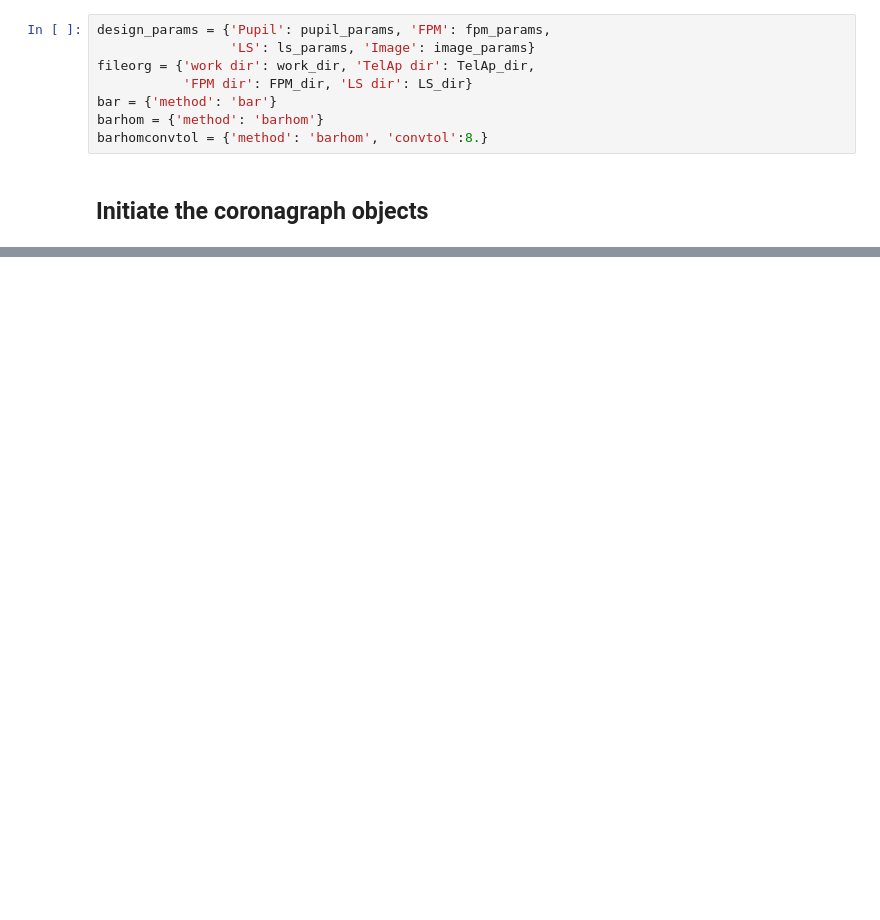
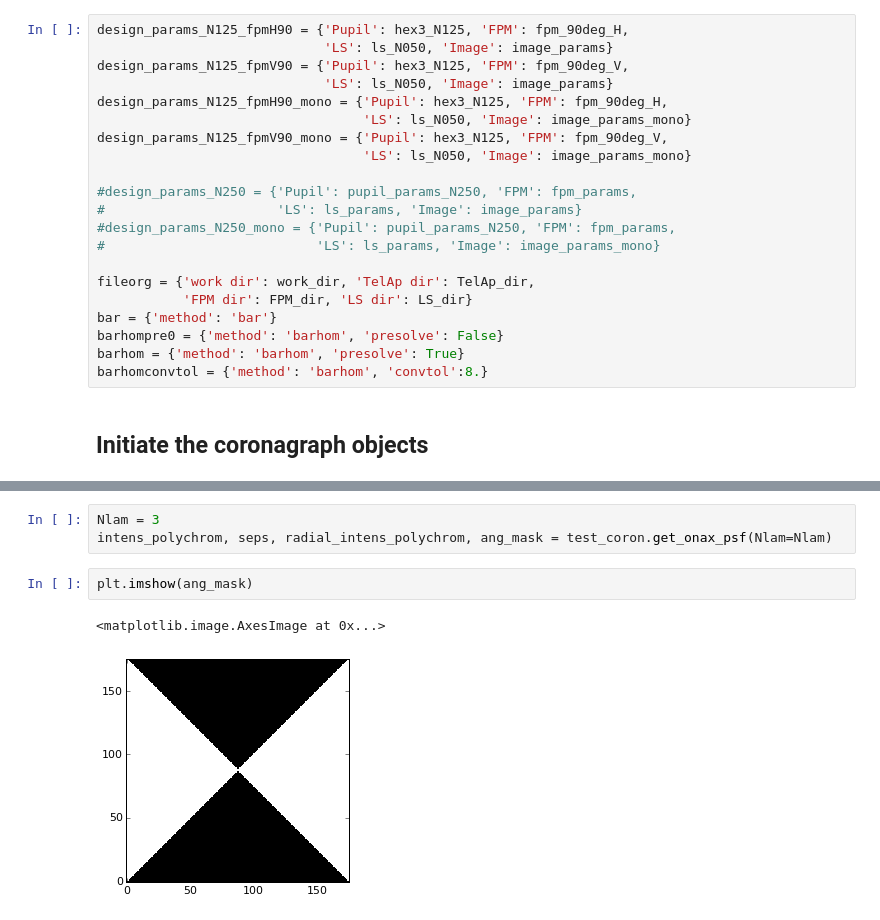
Before and after one commit to neilzim/SCDA, a Jupyter notebook: qpsplc_tests.ipynb, the cells around one changed output, grey strips where cells are left out. Saved outputs shown, nothing was run; the diff lists cells and outputs as text; blank space fills up the shorter version.

Commit message:
misc revisions; monochromatic radial PSF profile still wrong

```diff
--- a/qpsplc_tests.ipynb
+++ b/qpsplc_tests.ipynb
@@ -43,12 +47,25 @@ TelAp_dir = os.path.join(input_dir, "TelAp")
 FPM_dir = os.path.join(input_dir, "FPM")
 LS_dir = os.path.join(input_dir, "LS")
 # %%
-design_params = {'Pupil': pupil_params, 'FPM': fpm_params,
-                 'LS': ls_params, 'Image': image_params}
+design_params_N125_fpmH90 = {'Pupil': hex3_N125, 'FPM': fpm_90deg_H,
+                             'LS': ls_N050, 'Image': image_params}
+design_params_N125_fpmV90 = {'Pupil': hex3_N125, 'FPM': fpm_90deg_V,
+                             'LS': ls_N050, 'Image': image_params}
+design_params_N125_fpmH90_mono = {'Pupil': hex3_N125, 'FPM': fpm_90deg_H,
+                                  'LS': ls_N050, 'Image': image_params_mono}
+design_params_N125_fpmV90_mono = {'Pupil': hex3_N125, 'FPM': fpm_90deg_V,
+                                  'LS': ls_N050, 'Image': image_params_mono}
+
+#design_params_N250 = {'Pupil': pupil_params_N250, 'FPM': fpm_params,
+#                      'LS': ls_params, 'Image': image_params}
+#design_params_N250_mono = {'Pupil': pupil_params_N250, 'FPM': fpm_params,
+#                           'LS': ls_params, 'Image': image_params_mono}
+
 fileorg = {'work dir': work_dir, 'TelAp dir': TelAp_dir,
            'FPM dir': FPM_dir, 'LS dir': LS_dir}
 bar = {'method': 'bar'}
-barhom = {'method': 'barhom'}
+barhompre0 = {'method': 'barhom', 'presolve': False}
+barhom = {'method': 'barhom', 'presolve': True}
 barhomconvtol = {'method': 'barhom', 'convtol':8.}
 # %% [markdown]
 ## Initiate the coronagraph objects
@@ -135,0 +190,8 @@ INFO:root:Wrote ./SPLC_quart_hex3X025cobs1_N0125_FPM40R100H180res10_LSann25D80cl
+# %%
+Nlam = 3
+intens_polychrom, seps, radial_intens_polychrom, ang_mask = test_coron.get_onax_psf(Nlam=Nlam)
+# %%
+plt.imshow(ang_mask)
+# %% [output]
+<matplotlib.image.AxesImage at 0x...>
+[figure, added]
```
Also changed, not shown: parts of 18 cells of this notebook.
